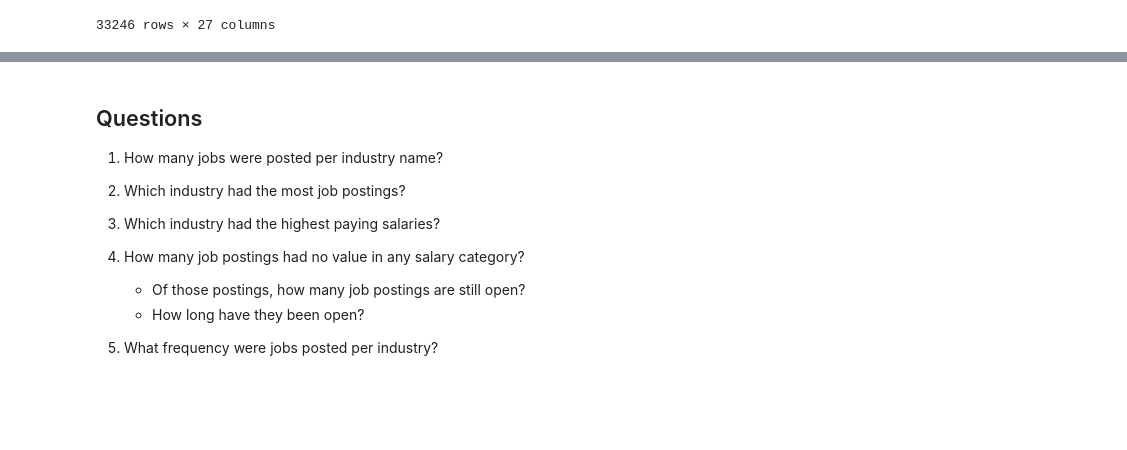
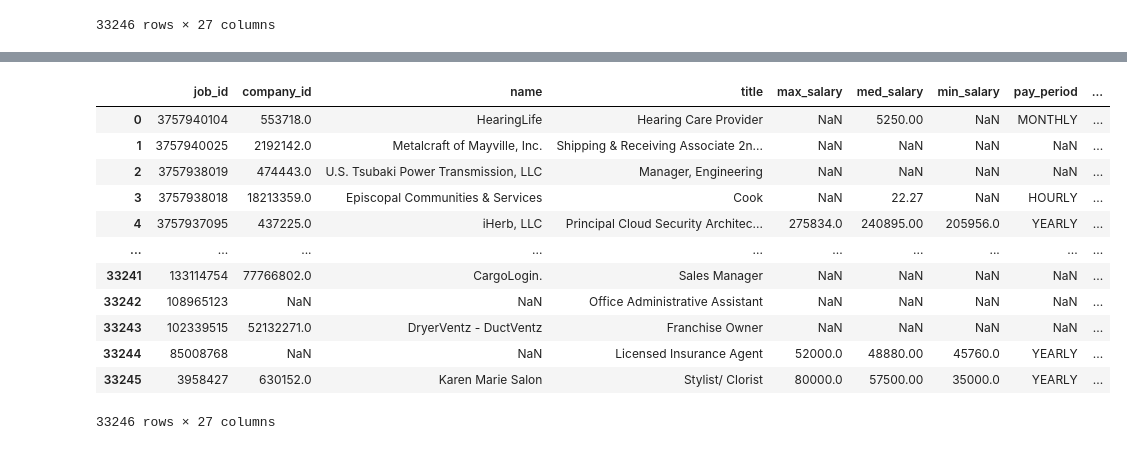
Before and after one commit to samuelkimdata/job_market_analysis, a Jupyter notebook: data_cleanup.ipynb, the cells around one changed output, grey strips where cells are left out. Saved outputs shown, nothing was run; the diff lists cells and outputs as text; code cells hidden in the pictures; blank space fills up the shorter version.

Commit message:
Updated with code to calculate med_salary, then update 'job_postings' dataframe

```diff
--- a/data_cleanup.ipynb
+++ b/data_cleanup.ipynb
@@ -401,0 +409,23 @@ job_postings
+# %%
+# Create separate dataframes for each pay_period
+monthly = job_postings[job_postings['pay_period'] == 'MONTHLY']
+hourly = job_postings[job_postings['pay_period'] == 'HOURLY']
+yearly = job_postings[job_postings['pay_period'] == 'YEARLY']
+weekly = job_postings[job_postings['pay_period'] == 'WEEKLY']
+once = job_postings[job_postings['pay_period'] == 'ONCE']
+# %%
+# Calculate median salary for rows where it's not already filled
+hourly.loc[hourly['med_salary'].isnull(), 'med_salary'] = (
+    hourly['max_salary'] + hourly['min_salary']) / 2
+
+weekly.loc[weekly['med_salary'].isnull(), 'med_salary'] = (
+    weekly['max_salary'] + weekly['min_salary']) / 2
+
+monthly.loc[monthly['med_salary'].isnull(), 'med_salary'] = (
+    monthly['max_salary'] + monthly['min_salary']) / 2
+
+yearly.loc[yearly['med_salary'].isnull(), 'med_salary'] = (
+    yearly['max_salary'] + yearly['min_salary']) / 2
+
+once.loc[once['med_salary'].isnull(), 'med_salary'] = (
+    once['max_salary'] + once['min_salary']) / 2
@@ -402,19 +443,24 @@ job_postings
+# %%
+# Update the 'med_salary' column in the original DataFrame with the values from the individual DataFrames
+job_postings.update(hourly[['med_salary']])
+job_postings.update(weekly[['med_salary']])
+job_postings.update(monthly[['med_salary']])
+job_postings.update(yearly[['med_salary']])
+job_postings.update(once[['med_salary']])
+job_postings
+# %% [output]
+|  | job_id | company_id | name | title | max_salary | med_salary | min_salary | pay_period | ... |
+| 0 | 3757940104 | 553718.0 | HearingLife | Hearing Care Provider | NaN | 5250.00 | NaN | MONTHLY | ... |
+| 1 | 3757940025 | 2192142.0 | Metalcraft of Mayville, Inc. | Shipping & Receiving Associate 2n... | NaN | NaN | NaN | NaN | ... |
+| 2 | 3757938019 | 474443.0 | U.S. Tsubaki Power Transmission, LLC | Manager, Engineering | NaN | NaN | NaN | NaN | ... |
+| 3 | 3757938018 | 18213359.0 | Episcopal Communities & Services | Cook | NaN | 22.27 | NaN | HOURLY | ... |
+| 4 | 3757937095 | 437225.0 | iHerb, LLC | Principal Cloud Security Architec... | 275834.0 | 240895.00 | 205956.0 | YEARLY | ... |
+| ... | ... | ... | ... | ... | ... | ... | ... | ... | ... |
+| 33241 | 133114754 | 77766802.0 | CargoLogin. | Sales Manager | NaN | NaN | NaN | NaN | ... |
+| 33242 | 108965123 | NaN | NaN | Office Administrative Assistant | NaN | NaN | NaN | NaN | ... |
+| 33243 | 102339515 | 52132271.0 | DryerVentz - DuctVentz | Franchise Owner | NaN | NaN | NaN | NaN | ... |
+| 33244 | 85008768 | NaN | NaN | Licensed Insurance Agent | 52000.0 | 48880.00 | 45760.0 | YEARLY | ... |
+| 33245 | 3958427 | 630152.0 | Karen Marie Salon | Stylist/ Clorist | 80000.0 | 57500.00 | 35000.0 | YEARLY | ... |
+33246 rows × 27 columns
 # %%
 job_postings.to_csv("Updated Files/job_postings_cleaned.csv", index = False)
-# %% [markdown]
-## Questions
-
-1. How many jobs were posted per industry name?
-2. Which industry had the most job postings?
-3. Which industry had the highest paying salaries?
-4. How many job postings had no value in any salary category?
-    - Of those postings, how many job postings are still open?
-    - How long have they been open?
-
-
-
-
-
-
-
-3. What frequency were jobs posted per industry?
```
Also changed, not shown: parts of 4 cells of this notebook.
